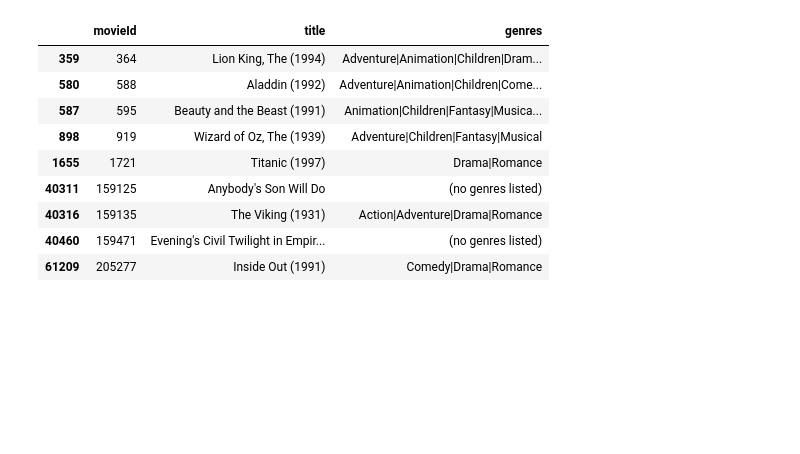
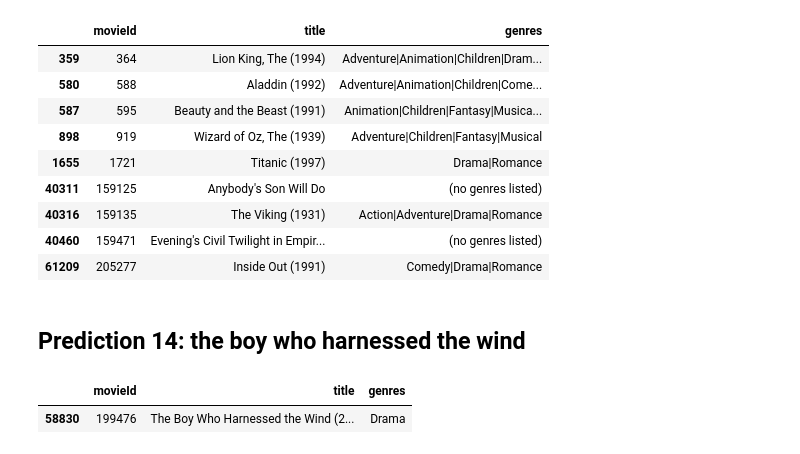
Before and after one commit to onintsoaarkt/applied-ml-at-scale-report-onintsoa, a Jupyter notebook: notebook_mlas.ipynb, the cells around one changed output. Saved outputs shown, nothing was run; the diff lists cells and outputs as text; code cells hidden in the pictures; blank space fills up the shorter version.

```diff
--- a/notebook_mlas.ipynb
+++ b/notebook_mlas.ipynb
@@ -1289,3 +1289,10 @@ predict_similar_movies(
 | 40316 | 159135 | The Viking (1931) | Action|Adventure|Drama|Romance |
 | 40460 | 159471 | Evening's Civil Twilight in Empir... | (no genres listed) |
 | 61209 | 205277 | Inside Out (1991) | Comedy|Drama|Romance |
+# %% [markdown]
+## Prediction 14: the boy who harnessed the wind
+# %%
+list_new_user_possible_movie('who harnessed the')
+# %% [output]
+|  | movieId | title | genres |
+| 58830 | 199476 | The Boy Who Harnessed the Wind (2... | Drama |
```
Also changed, not shown: parts of 1 cell of this notebook.
